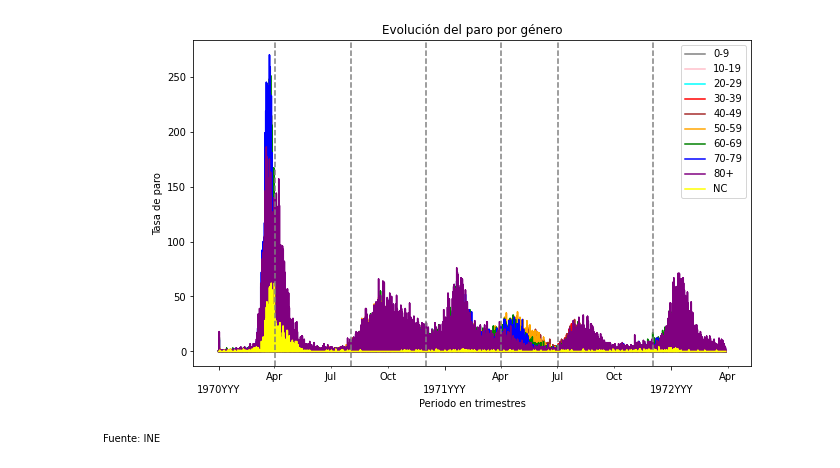
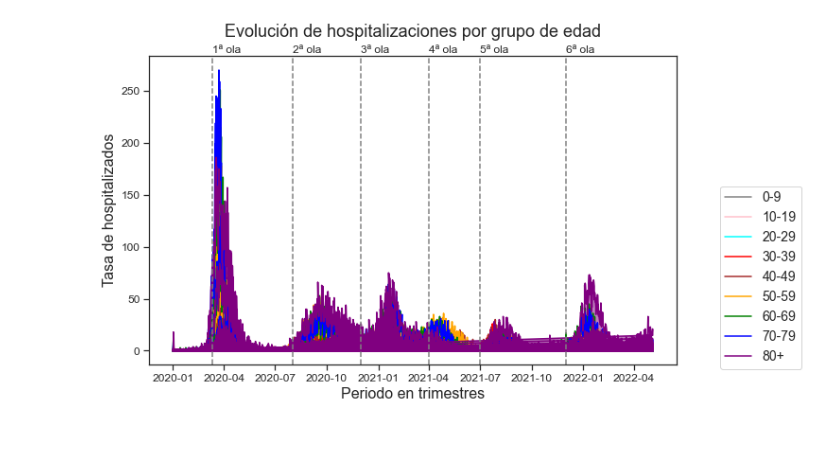
Before and after one commit to Atuneros/trabajos, a Jupyter notebook: visualizacion/practica2.ipynb, the cells around one changed output. Drawn from its saved outputs; the diff is of its cells as text; code cells hidden in the pictures; blank space fills up the shorter version.

```diff
--- a/visualizacion/practica2.ipynb
+++ b/visualizacion/practica2.ipynb
@@ -51,0 +140,10 @@ memory usage: 79.5+ MB
+# %%
+max_fecha  = max (covid_provincias_df.fecha)
+print (max_fecha)
+max_fecha = max_fecha - timedelta(days=4)
+print ('max fecha -4', max_fecha)
+print ('row data',len (covid_provincias_df))
+covid_provincias_df = covid_provincias_df [(covid_provincias_df['fecha'] < max_fecha) ]
+print ('quitar últimas fechas',len (covid_provincias_df))
+covid_provincias_df.dropna(inplace = True)
+print ('quitar filas nulas', len (covid_provincias_df))
@@ -54,4 +160,4 @@ memory usage: 79.5+ MB
 # %%
-olas = ["2020-04-01","2020-08-02","2020-12-01","2021-04-01","2021-07-01","2021-12-01"]
-
-olas_name = ["1ª ola","2ª ola","3ª ola","4ª ola","5ª ola","6ª ola"]
+olas = pd.to_datetime(["2020-03-11","2020-08-02","2020-12-01","2021-04-01","2021-07-01","2021-12-01"])
+print (type(olas))
+olas_name = ["1ª","2ª","3ª","4ª","5ª","6ª"]
@@ -58,41 +185,39 @@ olas_name = ["1ª ola","2ª ola","3ª ola","4ª ola","5ª ola","6ª ola"]
 # %%
-import matplotlib.dates
+# Visualización 1
+
 plt.rcParams["figure.figsize"]=[10,6]
 
-fuente= "Fuente: INE"
-grupos_edad = pd.unique(covid_df['grupo_edad']).tolist() # Obtenemos la lista para iterar
-paleta_edad = {'0-9':'gray','10-19':'pink','20-29':'cyan','30-39':'red','40-49':'brown','50-59':'orange','60-69':'green','70-79':'blue','80+':'purple','NC':'yellow'} # dict para asignar color
+fuente= ""
+grupos_edad = pd.unique(covid_provincias_df['grupo_edad']).tolist() # Obtenemos la lista para iterar
+paleta_edad = {'0-9':'gray','10-19':'pink','20-29':'cyan','30-39':'red','40-49':'brown','50-59':'orange','60-69':'green','70-79':'blue','80+':'purple'} # dict para asignar color
 
 fmt = '%.0f%%' # Formato de los ticks'
 
 fig, ax = plt.subplots () # Creamos el contenedor y el eje
 for grupo in grupos_edad: # Iteramos por género
-    x = covid_df[covid_df['grupo_edad'] == grupo].fecha # Valor eje x
-    y = covid_df[covid_df['grupo_edad'] == grupo].num_hosp #valor eje y
+    x = covid_provincias_df[covid_provincias_df['grupo_edad'] == grupo].fecha # Valor eje x
+    y = covid_provincias_df[covid_provincias_df['grupo_edad'] == grupo].num_hosp #valor eje y
 
     color=paleta_edad[grupo] #color línea
     ax.plot(x, y, label=grupo, color=color) # Pintamos la gráfica
     ax.fill_between(x, y,  color=color,  alpha=0.5) # Pintamos la gráfica
     #ax.step(x, y, label=genero, color=color) # Pintamos la gráfica
 
 for i in range (0,len(olas)):
    ax.axvline(x=olas[i], color='grey',linestyle ='--')
-ax.xaxis.set_major_locator(matplotlib.dates.YearLocator())
-ax.xaxis.set_minor_locator(matplotlib.dates.MonthLocator((1,4,7,10)))
+   ax.text(olas[i], 286, olas_name[i]+" ola", fontsize = 12, rotation = 0)
 
-ax.xaxis.set_major_formatter(matplotlib.dates.DateFormatter("\n%YYYY"))
-ax.xaxis.set_minor_formatter(matplotlib.dates.DateFormatter("%b"))
 plt.setp(ax.get_xticklabels(), rotation=0, ha="center")
 # yticks = mtick.FormatStrFormatter(fmt) # Definimos el formato % al eje y
 # ax.yaxis.set_major_formatter(yticks) # Aplicamos formato % al eje y
-ax.set_title("Evolución del paro por género")  # Añadimos título
+ax.set_title("Evolución de hospitalizaciones por grupo de edad", fontsize = 18)  # Añadimos título
 ax.set_xlabel('Periodo en trimestres') # Añadimos etiqueta eje x
-ax.set_ylabel('Tasa de paro') # Añadimos etiqueta eje y
+ax.set_ylabel('Tasa de hospitalizados') # Añadimos etiqueta eje y
 ax.legend()  # Añadimos leyenda por defecto.
 #ax.legend(title ="Sexo", labels =["H","M"])  # Añadimos leyenda específica.
-#ax.legend (bbox_to_anchor = (1.25,0.6)) # Sacar la leyenda fuera de la gráfica
+ax.legend (bbox_to_anchor = (1.25,0.6)) # Sacar la leyenda fuera de la gráfica
 plt.figtext(x=0,y=-.05,s=fuente,ha='left') #añadimos el caption manualmente
 
 plt.show()
 # %% [output]
-[figure, old version]
+[figure, new version]
```
Also changed, not shown: parts of 49 cells of this notebook, 1 other file.
